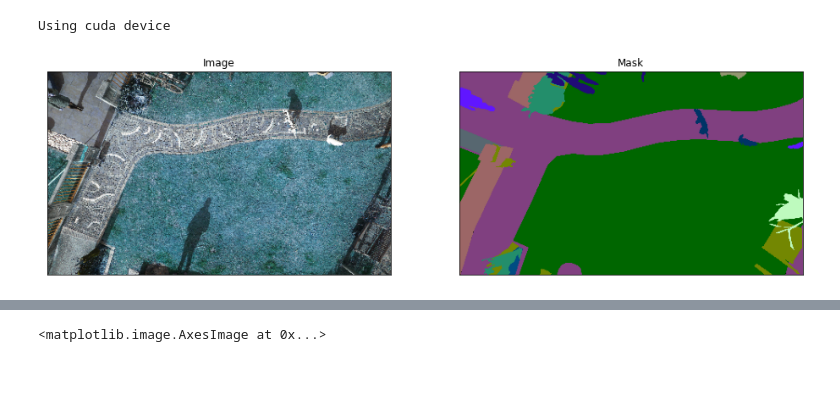
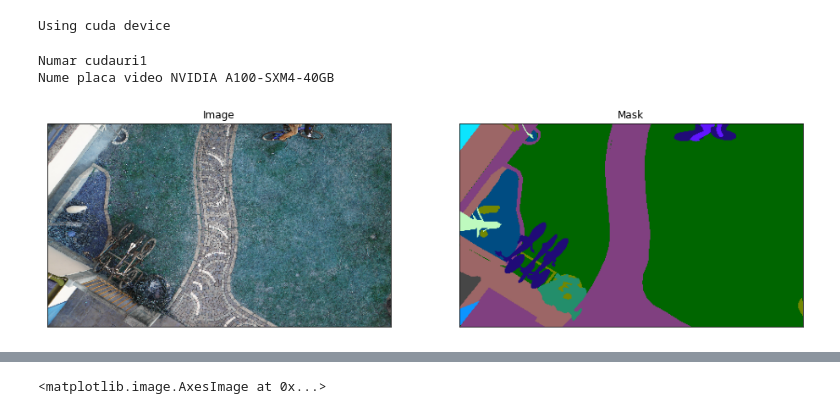
Before and after one commit to tdr999/dizertatie, a Jupyter notebook: model_1_test.ipynb, the cells around one changed output, grey strips where cells are left out. Drawn from its saved outputs; the diff is of its cells as text; code cells hidden in the pictures; blank space fills up the shorter version.

```diff
--- a/model_1_test.ipynb
+++ b/model_1_test.ipynb
@@ -12,25 +41,26 @@ device = "cuda" if torch.cuda.is_available() else "cpu"
 print(f"Using {device} device")
 
 
-os.chdir('C:\\Users\\tudor_ytmdyrk\\Desktop\\dizertatie\\teste_clasice')
-base_path = 'C:\\Users\\tudor_ytmdyrk\\Desktop\\dizertatie\\teste_clasice'
-orig_path = "C:\\Users\\tudor_ytmdyrk\\Desktop\\dizertatie\\graz_drone_dataset\\dataset\\semantic_drone_dataset\\original_images"
-label_path = "C:\\Users\\tudor_ytmdyrk\\Desktop\\dizertatie\\graz_drone_dataset\\dataset\\semantic_drone_dataset\\label_images_semantic"
-rgb_label_path = "C:\\Users\\tudor_ytmdyrk\\Desktop\\dizertatie\\graz_drone_dataset\\RGB_color_image_masks\\RGB_color_image_masks"
-
-
-#liste sortata cu toate pozele
-lista_orig = os.listdir(orig_path)
-lista_label = os.listdir(label_path)
-lista_rgb_label = os.listdir(rgb_label_path)
+os.chdir('/content/gdrive/MyDrive/date_dizertatie')
+base_path = '/content/gdrive/MyDrive/date_dizertatie'
 # %% [output]
 Using cuda device
+# %%
+#pregatim cuda
+print("Numar cudauri" + str(torch.cuda.device_count()))
+print("Nume placa video " + str(torch.cuda.get_device_name(0)))
+# %% [output]
+Numar cudauri1
+Nume placa video NVIDIA A100-SXM4-40GB
 # %%
-x_train_dir = os.path.join(base_path, 'train_graz\\x')
-y_train_dir = os.path.join(base_path, 'train_graz\\y')
+x_train_dir = os.path.join(base_path, 'train_graz/x')
+y_train_dir = os.path.join(base_path, 'train_graz/y')
 
-x_test_dir = os.path.join(base_path, 'test_graz\\x')
-y_test_dir = os.path.join(base_path, 'test_graz\\y')
+x_val_dir = os.path.join(base_path, 'valid_graz/x')
+y_val_dir = os.path.join(base_path, 'valid_graz/y')
+
+x_test_dir = os.path.join(base_path, 'test_graz/x')
+y_test_dir = os.path.join(base_path, 'test_graz/y')
 # %%
 from torch.utils.data import DataLoader
 from torch.utils.data import Dataset as BaseDataset
@@ -154,17 +209,16 @@ class Dataset(BaseDataset):
     def __len__(self):
         return len(self.ids)
 # %%
-
-dataset = Dataset(x_train_dir, y_train_dir)
+dataset = Dataset(x_train_dir, y_train_dir)#, classes=['car'])
 
 # image, mask = dataset[4] # get some sample
-image, mask = dataset[7]
+image, mask = dataset[23]
 visualize(
     image=image,
     mask=mask,
 )
 # %% [output]
-[figure, old version]
+[figure, new version]
 # %%
 #augmentare de date
 import albumentations as albu
```
Also changed, not shown: parts of 10 cells of this notebook.
